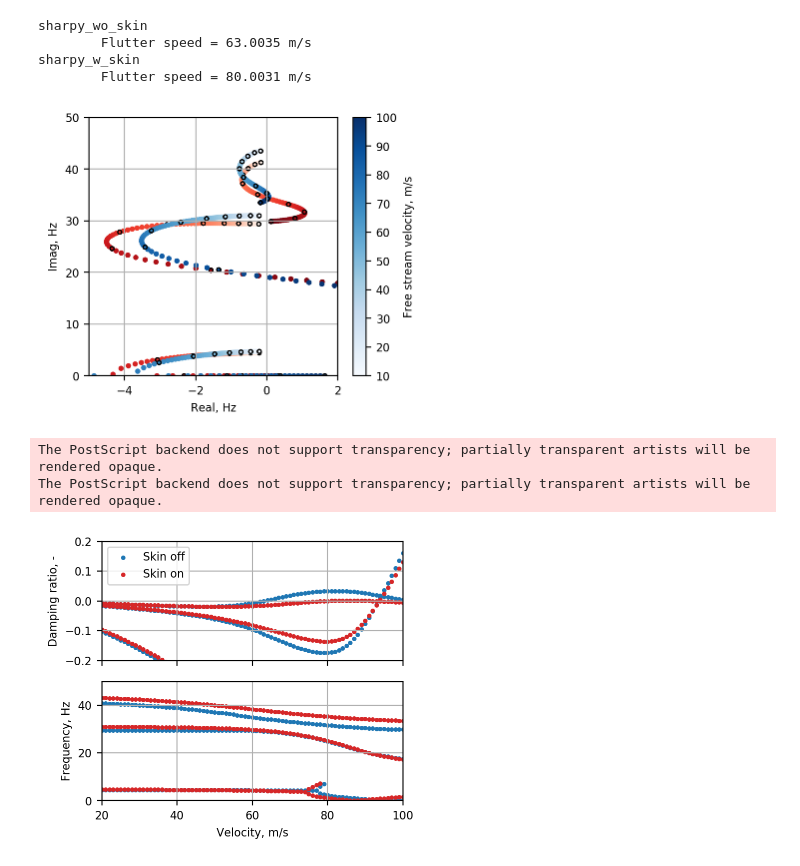
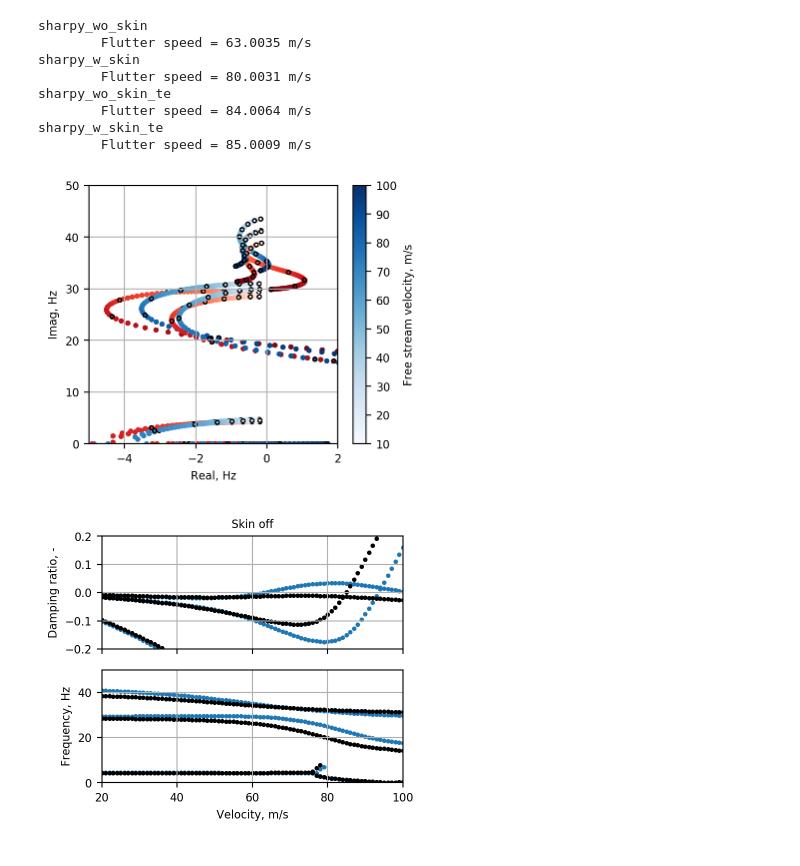
Before and after one commit to ngoiz/pazy-sharpy, a Jupyter notebook: 04_StraightWingFlutter/04_StraightWingFlutter.ipynb, the cells around one changed output. Cells and saved outputs as stored; diff of their text form; code cells hidden in the pictures.

Commit message:
Add TE weigh cases

```diff
--- a/04_StraightWingFlutter/04_StraightWingFlutter.ipynb
+++ b/04_StraightWingFlutter/04_StraightWingFlutter.ipynb
@@ -16,6 +16,12 @@ results['sharpy_wo_skin'] = {'path': path_to_results + '/skin_off/',
 
 results['sharpy_w_skin'] = {'path': path_to_results + '/skin_on/',
                             'skin': True}
+
+results['sharpy_wo_skin_te'] = {'path': path_to_results + '/skin_offte_mass/',
+                            'skin': False}
+
+results['sharpy_w_skin_te'] = {'path': path_to_results + '/skin_onte_mass/',
+                                'skin': True}
 # %%
 for case in results.values():
     case['eigs'] = np.loadtxt(case['path'] + '/vel_eigs.txt')
@@ -31,6 +37,10 @@ sharpy_wo_skin
         Flutter speed = 63.0035 m/s
 sharpy_w_skin
         Flutter speed = 80.0031 m/s
+sharpy_wo_skin_te
+        Flutter speed = 84.0064 m/s
+sharpy_w_skin_te
+        Flutter speed = 85.0009 m/s
 # %%
 cm2in = 1/2.54
 ar = 1.2
@@ -73,9 +83,9 @@ for item in ([a.title, a.xaxis.label, a.yaxis.label] +
     item.set_fontsize(8)
 
 plt.tight_layout()
-plt.savefig('../figures/04_StraightFlutterEigs.eps')
+# plt.savefig('../figures/04_StraightFlutterEigs.eps')
 # %% [output]
-[figure, old version]
+[figure, new version]
 # %%
 cm2in = 1/2.54
 ar = 1.2
@@ -84,36 +94,39 @@ width_cm = 10
 figsize = (width_cm * cm2in, width_cm / ar * cm2in)
 fig, ax = plt.subplots(nrows=2, sharex=True, figsize=figsize)
 
-for case in results.values():
+for name, case in results.items():
     if case['skin']:
         color='tab:red'
         lab = 'Skin on'
+        continue
     else:
         color='tab:blue'
         lab = 'Skin off'
+
     cond = case['vg'][:, 2] < 50
+    if 'te' in name:
+        color='black'
     ax[0].scatter(case['vg'][cond, 0], case['vg'][cond, 1], s=5, color=color, label=lab)
     ax[1].scatter(case['vg'][cond, 0], case['vg'][cond, 2], s=5, color=color)
 
 ax[0].set_ylim(-0.2, 0.2)
 ax[0].grid()
 ax[1].set_ylim(0, 50)
 ax[1].grid()
 ax[1].set_xlabel('Velocity, m/s')
 ax[1].set_ylabel('Frequency, Hz')
 ax[0].set_ylabel('Damping ratio, -')
 ax[1].set_xlim(20, 100)
-ax[0].legend(fontsize=8)
+# ax[0].legend(fontsize=8)
+ax[0].set_title('Skin off')
 
 
 for a in ax:
     for item in ([a.title, a.xaxis.label, a.yaxis.label] +
              a.get_xticklabels() + a.get_yticklabels()):
         item.set_fontsize(8)
 
 plt.tight_layout()
-plt.savefig('../figures/04_StraightFlutterVg.eps')
+# plt.savefig('../figures/04_StraightFlutterVg.eps')
 # %% [output]
-The PostScript backend does not support transparency; partially transparent artists will be rendered opaque.
-The PostScript backend does not support transparency; partially transparent artists will be rendered opaque.
-[figure, old version]
+[figure, new version]
```
